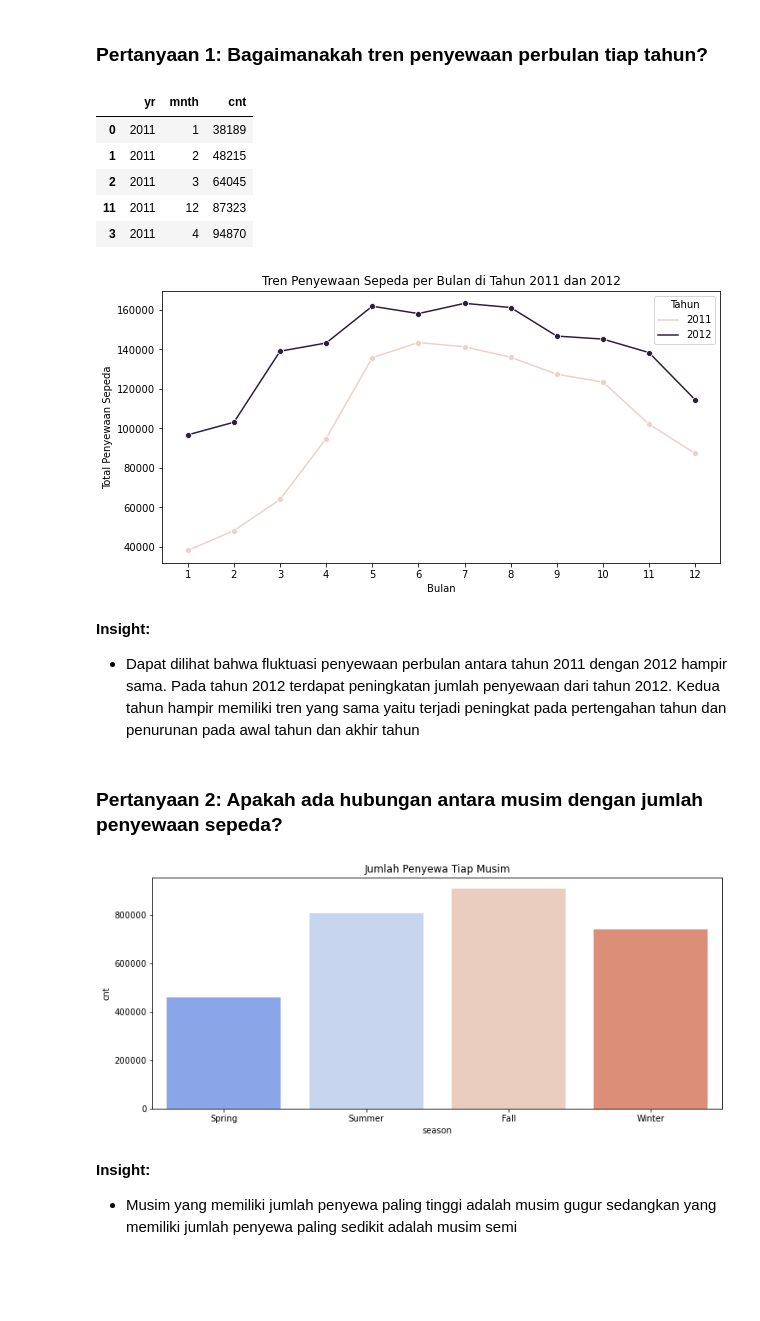
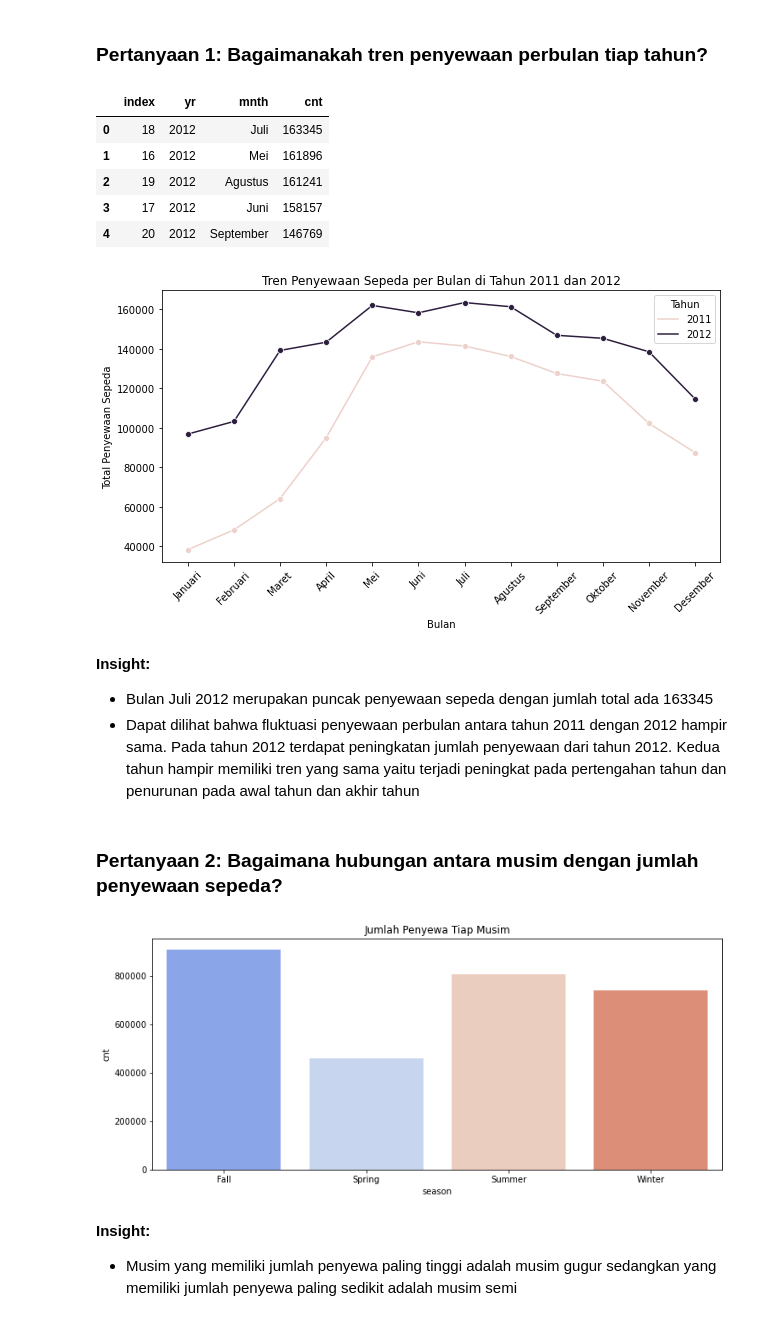
Before and after one commit to RoufAufalin/Project_Bike_Sharing_Analysis, a Jupyter notebook: Proyek_Analisis_Data.ipynb, the cells around one changed output. Drawn from its saved outputs; the diff is of its cells as text; code cells hidden in the pictures; blank space fills up the shorter version.

```diff
--- a/Proyek_Analisis_Data.ipynb
+++ b/Proyek_Analisis_Data.ipynb
@@ -131,3 +132,15 @@ Jumlah data setelah menghapus outlier: 16874
 **Insight:**
 - Telah mengubah kolom [dteday] menjadi format datetime
 - Telah menghapus data outliers
+# %%
+#Mengubah nilai numerik dari weathersit menjadi kategorikal
+season_mapping = {
+    1: "Spring",
+    2: "Summer",
+    3: "Fall",
+    4: "Winter"
+}
+hours_clean_df['season'] = hours_clean_df['season'].map(season_mapping)
+
+#Mengubah nilai kolom yr menjadi kategorikal
+hours_clean_df['yr'] = hours_clean_df['yr'].map({0: 2011, 1: 2012})
@@ -162,51 +230,52 @@ hours_clean_df.describe(include='all')
 ### Pertanyaan 1: Bagaimanakah tren penyewaan perbulan tiap tahun?
 # %%
 monthly_count = hours_clean_df.groupby(['yr', 'mnth'])['cnt'].sum().reset_index()
-monthly_count['yr'] = monthly_count['yr'].map({0: 2011, 1:2012})
+mapping_month = {
+    1: "Januari", 2: "Februari", 3: "Maret", 4: "April",
+    5: "Mei", 6: "Juni", 7: "Juli", 8: "Agustus",
+    9: "September", 10: "Oktober", 11: "November", 12: "Desember"
+}
 
-monthly_count.sort_values(by='cnt', ascending=True).head(5)
+monthly_count['mnth'] = monthly_count['mnth'].map(mapping_month)
+
+monthly_count.sort_values(by='cnt', ascending=False).head(5).reset_index()
 # %% [output]
-|  | yr | mnth | cnt |
-| 0 | 2011 | 1 | 38189 |
-| 1 | 2011 | 2 | 48215 |
-| 2 | 2011 | 3 | 64045 |
-| 11 | 2011 | 12 | 87323 |
-| 3 | 2011 | 4 | 94870 |
+|  | index | yr | mnth | cnt |
+| 0 | 18 | 2012 | Juli | 163345 |
+| 1 | 16 | 2012 | Mei | 161896 |
+| 2 | 19 | 2012 | Agustus | 161241 |
+| 3 | 17 | 2012 | Juni | 158157 |
+| 4 | 20 | 2012 | September | 146769 |
 # %%
+
+
 plt.figure(figsize=(10, 5))
 sns.lineplot(data=monthly_count, x="mnth", y="cnt", hue="yr", marker="o")
 
 plt.xlabel("Bulan")
 plt.ylabel("Total Penyewaan Sepeda")
 plt.title("Tren Penyewaan Sepeda per Bulan di Tahun 2011 dan 2012")
-plt.xticks(range(1, 13))
+plt.xticks(range(0, 12), rotation =45)
 plt.legend(title="Tahun")
 
 plt.show()
 # %% [output]
-[figure, old version]
+[figure, new version]
 # %% [markdown]
 **Insight:**
+- Bulan Juli 2012 merupakan puncak penyewaan sepeda dengan jumlah total ada 163345
 - Dapat dilihat bahwa fluktuasi penyewaan perbulan antara tahun 2011 dengan 2012 hampir sama. Pada tahun 2012 terdapat peningkatan jumlah penyewaan dari tahun 2012. Kedua tahun hampir memiliki tren yang sama yaitu terjadi peningkat pada pertengahan tahun dan penurunan pada awal tahun dan akhir tahun
 # %% [markdown]
-### Pertanyaan 2: Apakah ada hubungan antara musim dengan jumlah penyewaan sepeda?
+### Pertanyaan 2: Bagaimana hubungan antara musim dengan jumlah penyewaan sepeda?
 # %%
-season_mapping = {
-    1: "Spring",
-    2: "Summer",
-    3: "Fall",
-    4: "Winter"
-}
-
 season_df = hours_clean_df.groupby('season')['cnt'].sum().reset_index()
-season_df['season'] = season_df['season'].map(season_mapping)
 
 plt.figure(figsize=(12,5))
 sns.barplot(x=season_df['season'], y=season_df['cnt'], data=season_df, palette="coolwarm")
 plt.title('Jumlah Penyewa Tiap Musim')
 plt.show()
 # %% [output]
-[figure, old version]
+[figure, new version]
 # %% [markdown]
 **Insight:**
 - Musim yang memiliki jumlah penyewa paling tinggi adalah musim gugur sedangkan yang memiliki jumlah penyewa paling sedikit adalah musim semi
```
Also changed, not shown: parts of 14 cells of this notebook, 2 other files.
